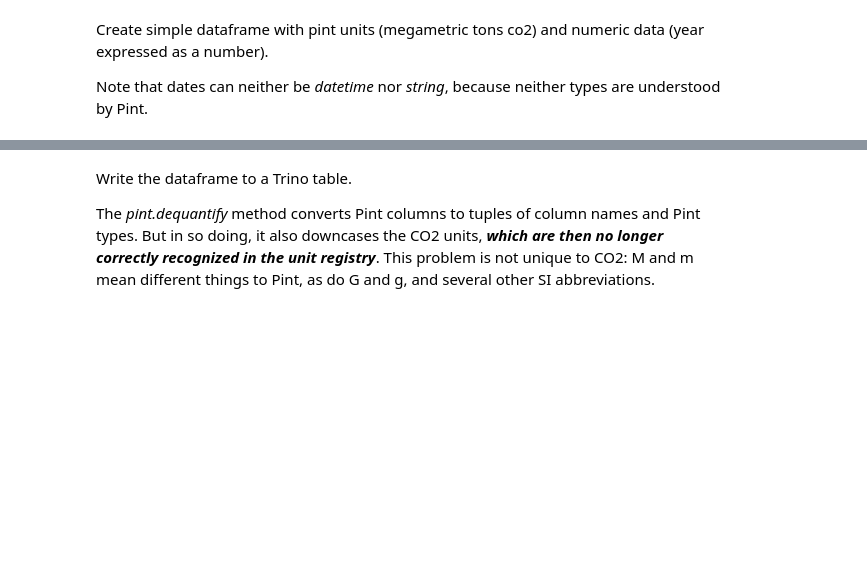
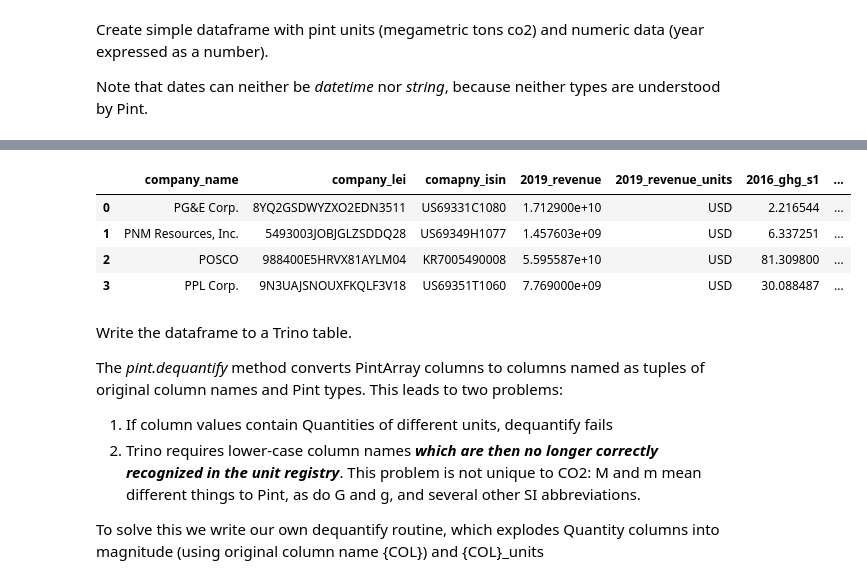
Before and after one commit to os-climate/data-platform-demo, a Jupyter notebook: notebooks/pint-demo.ipynb, the cells around one changed output, grey strips where cells are left out. Saved outputs shown, nothing was run; the diff lists cells and outputs as text; code cells hidden in the pictures; blank space fills up the shorter version.

```diff
--- a/notebooks/pint-demo.ipynb
+++ b/notebooks/pint-demo.ipynb
@@ -71,5 +95,41 @@ co2_df = pd.DataFrame({'co2': pd.Series([Q_(1.0, 'Mt CO2'), Q_(0.9, 'Mt CO2'), Q
+# %%
+# If DF_COL contains Pint quantities (because it is a PintArray or an array of Pint Quantities),
+# return a two-column dataframe of magnitudes and units.
+# If DF_COL contains no Pint quanities, return it unchanged.
+
+def dequantify_column(df_col: pd.Series):
+    if type(df_col.values)==PintArray:
+        return pd.DataFrame({df_col.name: df_col.values.quantity.m,
+                             df_col.name + "_units": str(df_col.values.dtype.units)},
+                            index=df_col.index)
+    elif df_col.size==0:
+        return df_col
+    elif isinstance(df_col.iloc[0], Quantity):
+        values = df_col.map(lambda x: (x.m, x.u))
+        return pd.DataFrame({df_col.name: df_col.map(lambda x: x.m),
+                             df_col.name + "_units": df_col.map(lambda x: str(x.u))},
+                            index=df_col.index)
+    else:
+        return df_col
+
+# Rewrite dataframe DF so that columns containing Pint quantities are represented by a column for the Magnitude and column for the Units.
+# The magnitude column retains the original column name and the units column is renamed with a _units suffix.
+def dequantify_df(df):
+    return pd.concat([dequantify_column(df[col]) for col in df.columns], axis=1)
+# %%
+dequantify_df(sample_df)
+# %% [output]
+|  | company_name | company_lei | comapny_isin | 2019_revenue | 2019_revenue_units | 2016_ghg_s1 | ... |
+| 0 | PG&E Corp. | 8YQ2GSDWYZXO2EDN3511 | US69331C1080 | 1.712900e+10 | USD | 2.216544 | ... |
+| 1 | PNM Resources, Inc. | 5493003JOBJGLZSDDQ28 | US69349H1077 | 1.457603e+09 | USD | 6.337251 | ... |
+| 2 | POSCO | 988400E5HRVX81AYLM04 | KR7005490008 | 5.595587e+10 | USD | 81.309800 | ... |
+| 3 | PPL Corp. | 9N3UAJSNOUXFKQLF3V18 | US69351T1060 | 7.769000e+09 | USD | 30.088487 | ... |
 # %% [markdown]
 Write the dataframe to a Trino table.
 
-The *pint.dequantify* method converts Pint columns to tuples of column names and Pint types.  But in so doing, it also downcases the CO2 units, ***which are then no longer correctly recognized in the unit registry***.  This problem is not unique to CO2: M and m mean different things to Pint, as do G and g, and several other SI abbreviations.
+The *pint.dequantify* method converts PintArray columns to columns named as tuples of original column names and Pint types.  This leads to two problems:
+1. If column values contain Quantities of different units, dequantify fails
+2. Trino requires lower-case column names ***which are then no longer correctly recognized in the unit registry***.  This problem is not unique to CO2: M and m mean different things to Pint, as do G and g, and several other SI abbreviations.
+
+To solve this we write our own dequantify routine, which explodes Quantity columns into magnitude (using original column name {COL}) and {COL}_units
 # %%
```
Also changed, not shown: parts of 20 cells of this notebook.
